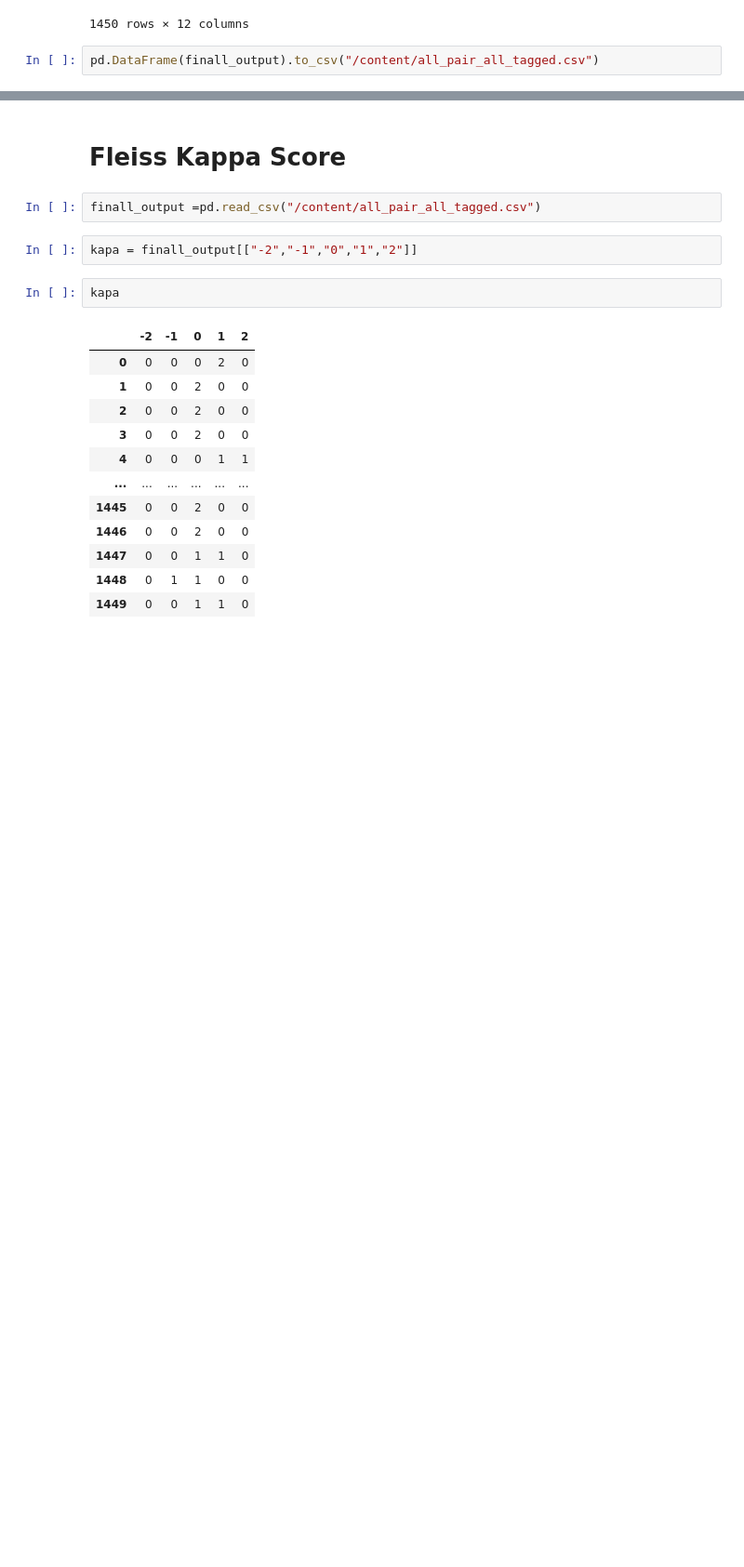
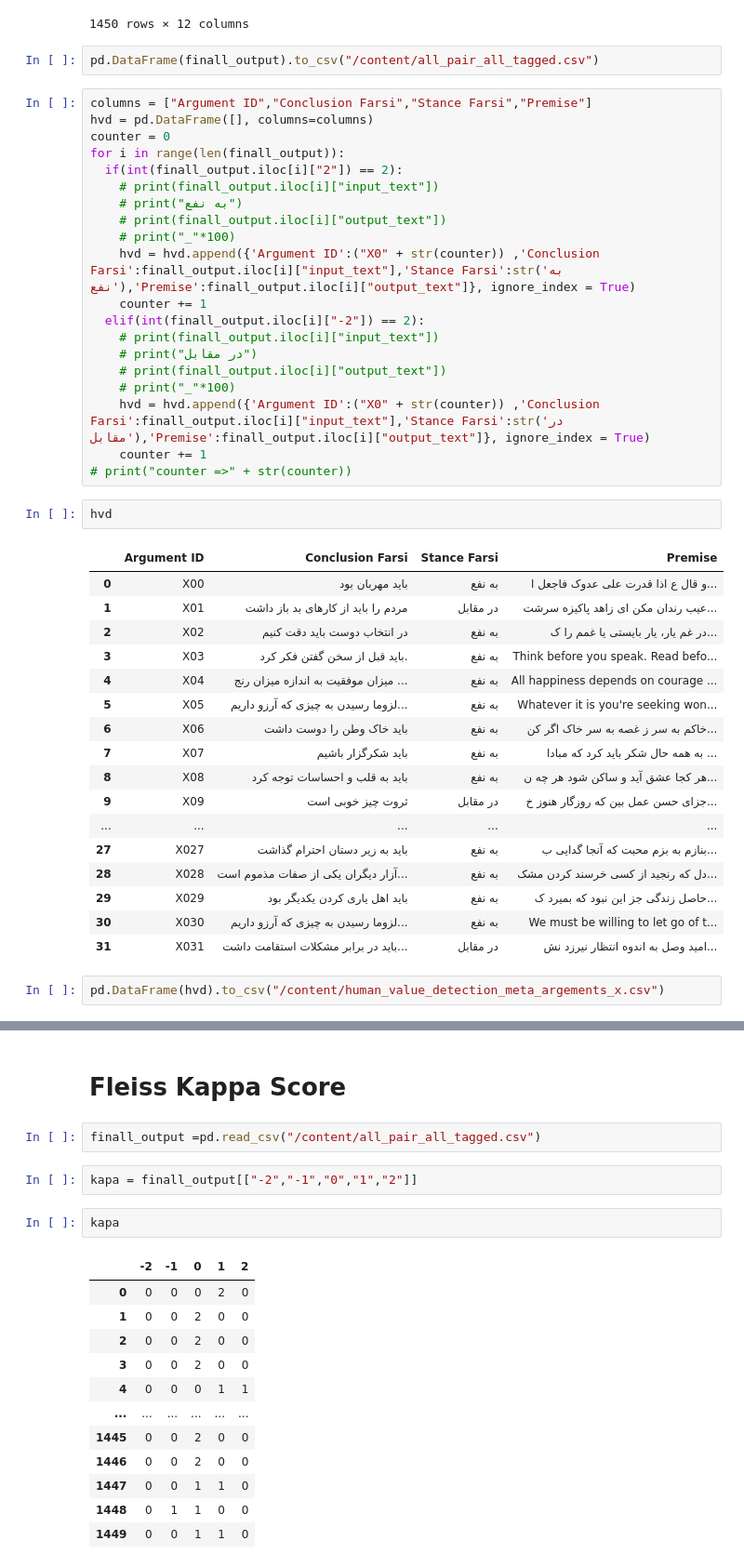
Before and after one commit to Mohamadrezakamali/text-enrich, a Jupyter notebook: Aggregate_Data&evaluation.ipynb, the cells around one changed output, grey strips where cells are left out. Shown: that part at 93% size. Drawn from its saved outputs; the diff is of its cells as text; blank space fills up the shorter version.

```diff
--- a/Aggregate_Tagged_Data.ipynb
+++ b/Aggregate_Data&evaluation.ipynb
@@ -358,3 +359,45 @@ finall_output
 1450 rows × 12 columns
 # %%
 pd.DataFrame(finall_output).to_csv("/content/all_pair_all_tagged.csv")
+# %%
+columns = ["Argument ID","Conclusion Farsi","Stance Farsi","Premise"]
+hvd = pd.DataFrame([], columns=columns)
+counter = 0
+for i in range(len(finall_output)):
+  if(int(finall_output.iloc[i]["2"]) == 2):
+    # print(finall_output.iloc[i]["input_text"])
+    # print("به نفع")
+    # print(finall_output.iloc[i]["output_text"])
+    # print("_"*100)
+    hvd = hvd.append({'Argument ID':("X0" + str(counter)) ,'Conclusion Farsi':finall_output.iloc[i]["input_text"],'Stance Farsi':str('به نفع'),'Premise':finall_output.iloc[i]["output_text"]}, ignore_index = True)
+    counter += 1
+  elif(int(finall_output.iloc[i]["-2"]) == 2):
+    # print(finall_output.iloc[i]["input_text"])
+    # print("در مقابل")
+    # print(finall_output.iloc[i]["output_text"])
+    # print("_"*100)
+    hvd = hvd.append({'Argument ID':("X0" + str(counter)) ,'Conclusion Farsi':finall_output.iloc[i]["input_text"],'Stance Farsi':str('در مقابل'),'Premise':finall_output.iloc[i]["output_text"]}, ignore_index = True)
+    counter += 1
+# print("counter =>" + str(counter))
+# %%
+hvd
+# %% [output]
+|  | Argument ID | Conclusion Farsi | Stance Farsi | Premise |
+| 0 | X00 | باید مهربان بود | به نفع | و قال ع اذا قدرت علی عدوک فاجعل ا... |
+| 1 | X01 | مردم را باید از کارهای بد باز داشت | در مقابل | عیب رندان مکن ای زاهد پاکیزه سرشت... |
+| 2 | X02 | در انتخاب دوست باید دقت کنیم | به نفع | در غم یار، یار بایستی یا غمم را ک... |
+| 3 | X03 | باید قبل از سخن گفتن فکر کرد. | به نفع | Think before you speak. Read befo... |
+| 4 | X04 | میزان موفقیت به اندازه میزان رنج ... | به نفع | All happiness depends on courage ... |
+| 5 | X05 | لزوما رسیدن به چیزی که آرزو داریم... | به نفع | Whatever it is you're seeking won... |
+| 6 | X06 | باید خاک وطن را دوست داشت | به نفع | خاکم به سر ز غصه به سر خاک اگر کن... |
+| 7 | X07 | باید شکرگزار باشیم | به نفع | به همه حال شکر باید کرد که مبادا ... |
+| 8 | X08 | باید به قلب و احساسات توجه کرد | به نفع | هر کجا عشق آید و ساکن شود هر چه ن... |
+| 9 | X09 | ثروت چیز خوبی است | در مقابل | جزای حسن عمل بین که روزگار هنوز خ... |
+| ... | ... | ... | ... | ... |
+| 27 | X027 | باید به زیر دستان احترام گذاشت | به نفع | بنازم به بزم محبت که آنجا گدایی ب... |
+| 28 | X028 | آزار دیگران یکی از صفات مذموم است... | به نفع | دل که رنجید از کسی خرسند کردن مشک... |
+| 29 | X029 | باید اهل یاری کردن یکدیگر بود | به نفع | حاصل زندگی جز این نبود که بمیرد ک... |
+| 30 | X030 | لزوما رسیدن به چیزی که آرزو داریم... | به نفع | We must be willing to let go of t... |
+| 31 | X031 | باید در برابر مشکلات استقامت داشت... | در مقابل | امید وصل به اندوه انتظار نیرزد نش... |
+# %%
+pd.DataFrame(hvd).to_csv("/content/human_value_detection_meta_argements_x.csv")
```
Also changed, not shown: parts of 33 cells of this notebook, 2 other files.
